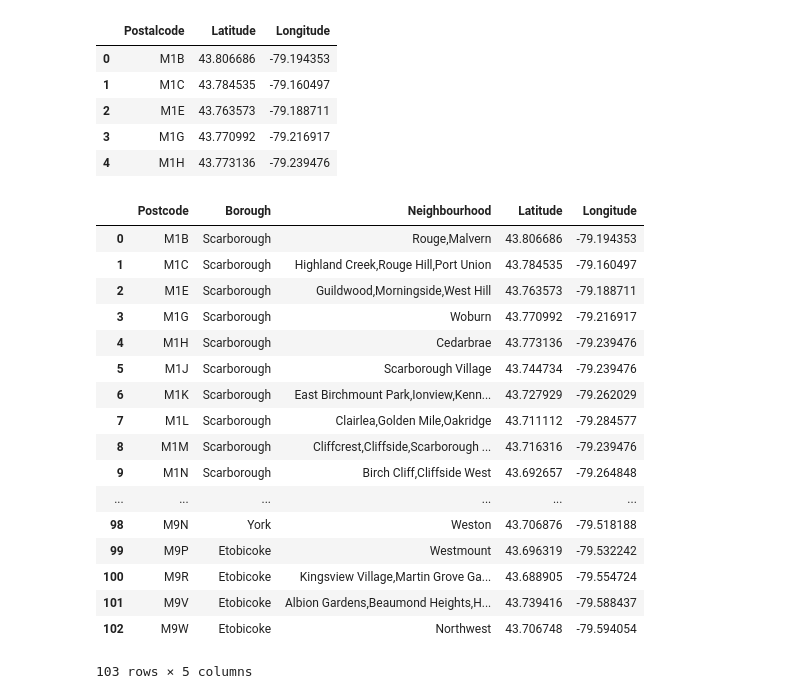
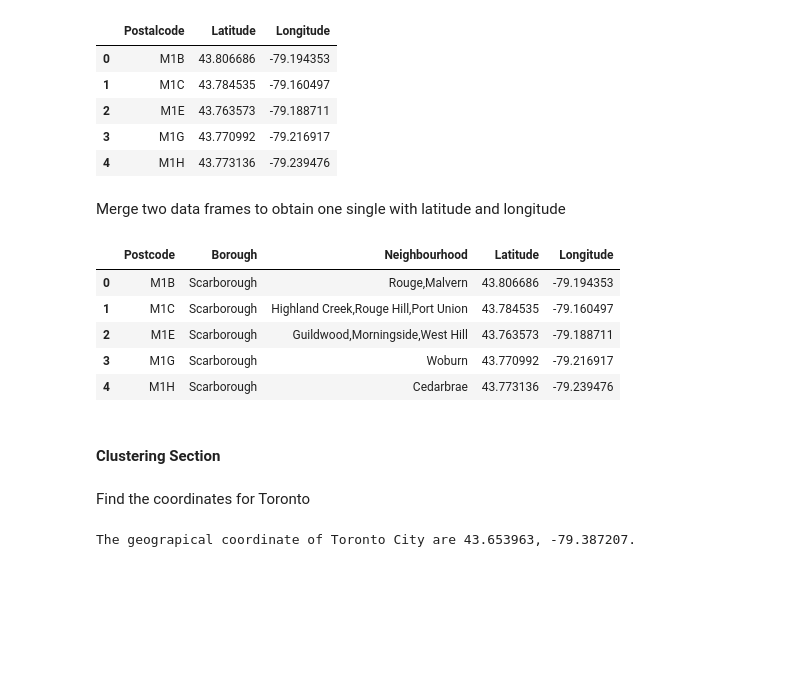
Before and after one commit to edsonSozaAndrade/Coursera_Capstone, a Jupyter notebook: Toronto_Data.ipynb, the cells around one changed output. Cells and saved outputs as stored; diff of their text form; code cells hidden in the pictures; blank space fills up the shorter version.

Commit message:
Upload Toronto Data
Finish the implementation and analysis of data, clustering and plot the groups

```diff
--- a/Toronto_Data.ipynb
+++ b/Toronto_Data.ipynb
@@ -122,32 +161,37 @@ torontoGeoData.head()
 | 2 | M1E | 43.763573 | -79.188711 |
 | 3 | M1G | 43.770992 | -79.216917 |
 | 4 | M1H | 43.773136 | -79.239476 |
+# %% [markdown]
+Merge two data frames to obtain one single with latitude and longitude
 # %%
 #Iterate through 2 Data Frames to assign the correspondent value of Latitude and Longitude
 for index in range (0 , len(dfJoinedData)):
     postCode = dfJoinedData.loc[index,'Postcode']
     valueObtained = torontoGeoData.loc[torontoGeoData['Postalcode'] == postCode]
     if (value is not None):
         dfJoinedData.loc[[index], 'Latitude'] = valueObtained.Latitude
         dfJoinedData.loc[[index], 'Longitude'] = valueObtained.Longitude
 
-dfJoinedData
+dfJoinedData.head()
 # %% [output]
 |  | Postcode | Borough | Neighbourhood | Latitude | Longitude |
 | 0 | M1B | Scarborough | Rouge,Malvern | 43.806686 | -79.194353 |
 | 1 | M1C | Scarborough | Highland Creek,Rouge Hill,Port Union | 43.784535 | -79.160497 |
 | 2 | M1E | Scarborough | Guildwood,Morningside,West Hill | 43.763573 | -79.188711 |
 | 3 | M1G | Scarborough | Woburn | 43.770992 | -79.216917 |
 | 4 | M1H | Scarborough | Cedarbrae | 43.773136 | -79.239476 |
-| 5 | M1J | Scarborough | Scarborough Village | 43.744734 | -79.239476 |
-| 6 | M1K | Scarborough | East Birchmount Park,Ionview,Kenn... | 43.727929 | -79.262029 |
-| 7 | M1L | Scarborough | Clairlea,Golden Mile,Oakridge | 43.711112 | -79.284577 |
-| 8 | M1M | Scarborough | Cliffcrest,Cliffside,Scarborough ... | 43.716316 | -79.239476 |
-| 9 | M1N | Scarborough | Birch Cliff,Cliffside West | 43.692657 | -79.264848 |
-| ... | ... | ... | ... | ... | ... |
-| 98 | M9N | York | Weston | 43.706876 | -79.518188 |
-| 99 | M9P | Etobicoke | Westmount | 43.696319 | -79.532242 |
-| 100 | M9R | Etobicoke | Kingsview Village,Martin Grove Ga... | 43.688905 | -79.554724 |
-| 101 | M9V | Etobicoke | Albion Gardens,Beaumond Heights,H... | 43.739416 | -79.588437 |
-| 102 | M9W | Etobicoke | Northwest | 43.706748 | -79.594054 |
-103 rows × 5 columns
+# %% [markdown]
+#### Clustering Section
+# %% [markdown]
+Find the coordinates for Toronto
+# %%
+#find the coordinates for Toronto
+address = 'Toronto, CA'
+
+geolocator = Nominatim(user_agent="ny_explorer")
+location = geolocator.geocode(address)
+torontoLatitude = location.latitude
+torontoLongitude = location.longitude
+print('The geograpical coordinate of Toronto City are {}, {}.'.format(torontoLatitude, torontoLongitude))
+# %% [output]
+The geograpical coordinate of Toronto City are 43.653963, -79.387207.
```
Also changed, not shown: parts of 49 cells of this notebook.
